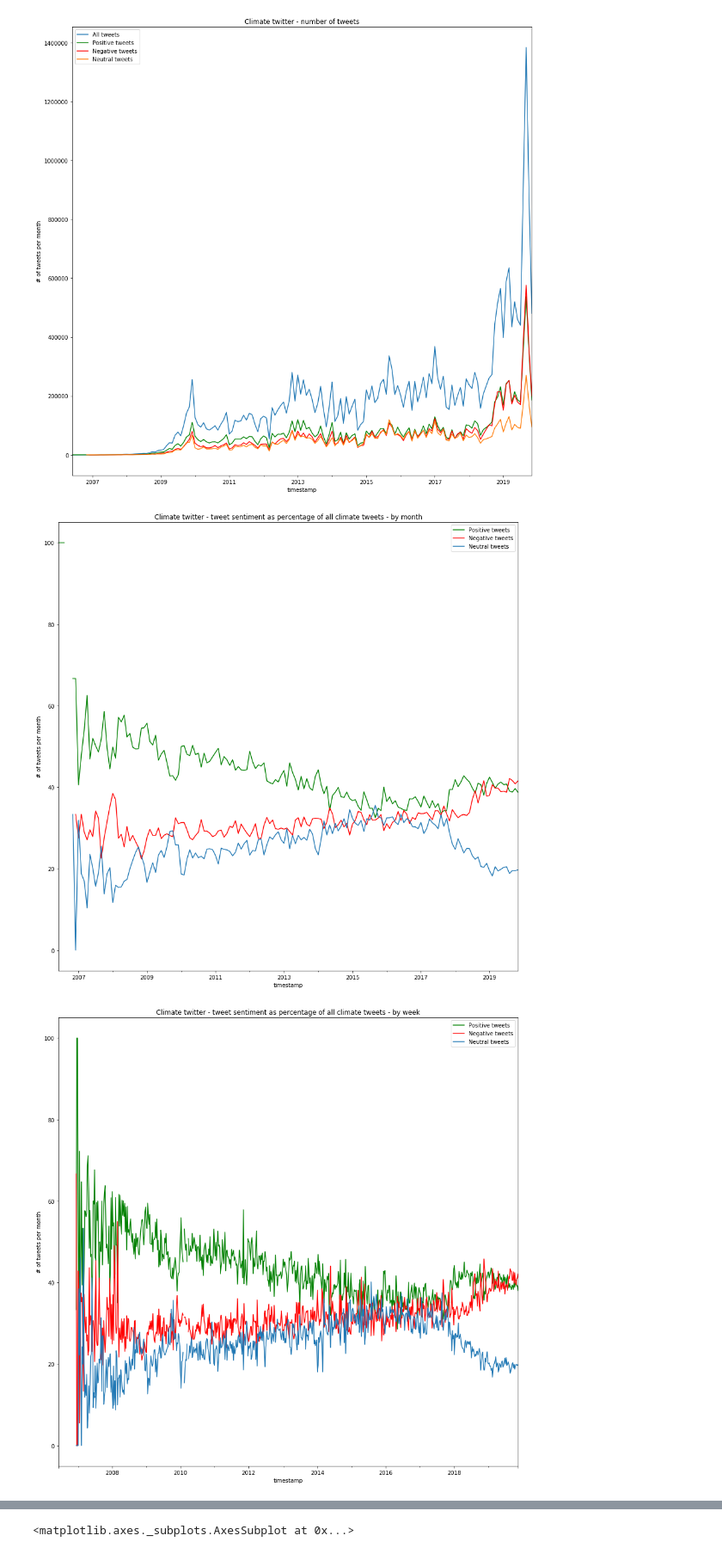
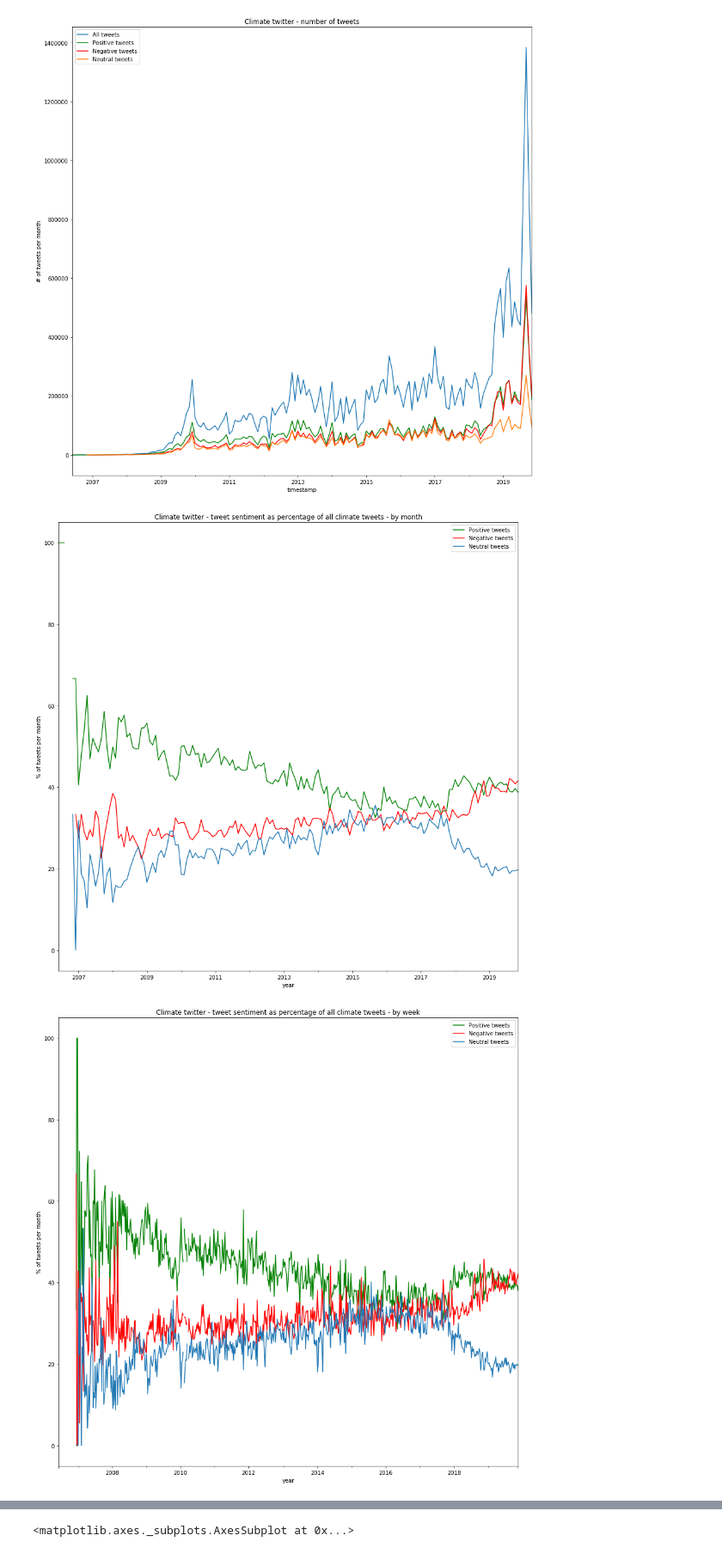
Before and after one commit to UoA-eResearch/twitter_analysis, a Jupyter notebook: global-climate-plot.ipynb, the cells around one changed output, grey strips where cells are left out. Shown at 86% size. Drawn from its saved outputs; the diff is of its cells as text; code cells hidden in the pictures.

```diff
--- a/global-climate-plot.ipynb
+++ b/global-climate-plot.ipynb
@@ -71,37 +71,39 @@ plt.show()
 all_tweets_monthly = df.timestamp.resample("M").count()
 pos_tweets = df.timestamp[df["compound"] > 0.05].resample("M").count()
 pos_tweets_pc = pos_tweets / all_tweets_monthly * 100
 neg_tweets = df.timestamp[df["compound"] < -0.05].resample("M").count()
 neg_tweets_pc = neg_tweets / all_tweets_monthly * 100
 neutral_tweets = df.timestamp[df["compound"].between(-.05, .05)].resample("M").count()
 neutral_tweets_pc = neutral_tweets / all_tweets_monthly * 100
 
 pos_tweets_pc.plot(figsize=(15,15), title="Climate twitter - tweet sentiment as percentage of all climate tweets - by month",color="g")
 neg_tweets_pc.plot(color='r')
 neutral_tweets_pc.plot()
 plt.legend(["Positive tweets", "Negative tweets", "Neutral tweets"])
-plt.ylabel("# of tweets per month")
+plt.xlabel("year")
+plt.ylabel("% of tweets per month")
 plt.show()
 
 
 #et_by_month_pc = et_by_month.count() / by_month.count() * 100
 all_tweets_monthly = df.timestamp.resample("W").count()
 pos_tweets = df.timestamp[df["compound"] > 0.05].resample("W").count()
 pos_tweets_pc = pos_tweets / all_tweets_monthly * 100
 neg_tweets = df.timestamp[df["compound"] < -0.05].resample("W").count()
 neg_tweets_pc = neg_tweets / all_tweets_monthly * 100
 neutral_tweets = df.timestamp[df["compound"].between(-.05, .05)].resample("W").count()
 neutral_tweets_pc = neutral_tweets / all_tweets_monthly * 100
 
 pos_tweets_pc.plot(figsize=(15,15), title="Climate twitter - tweet sentiment as percentage of all climate tweets - by week",color="g")
 neg_tweets_pc.plot(color='r')
 neutral_tweets_pc.plot()
 plt.legend(["Positive tweets", "Negative tweets", "Neutral tweets"])
-plt.ylabel("# of tweets per month")
+plt.xlabel("year")
+plt.ylabel("% of tweets per month")
 plt.show()
 # %% [output]
-[figure, old version]
+[figure, new version]
-[figure, old version]
+[figure, new version]
 # %%
 %%time
 def display_filtered_df(df, pattern, n=5000, extracols = []):
```
Also changed, not shown: 1 other file.
